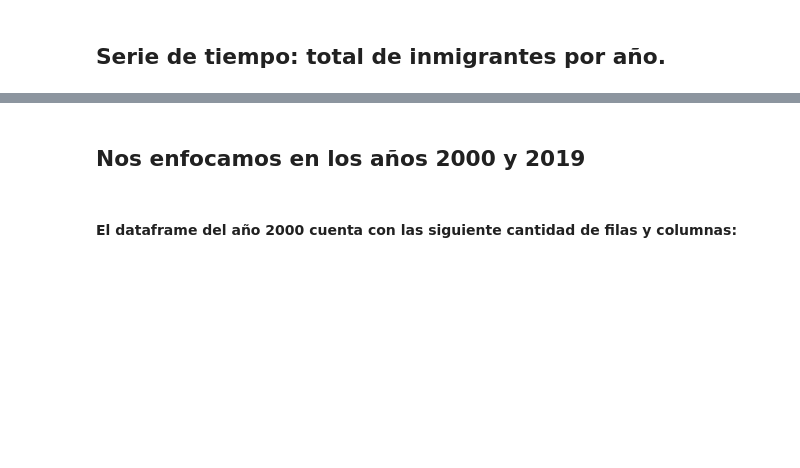
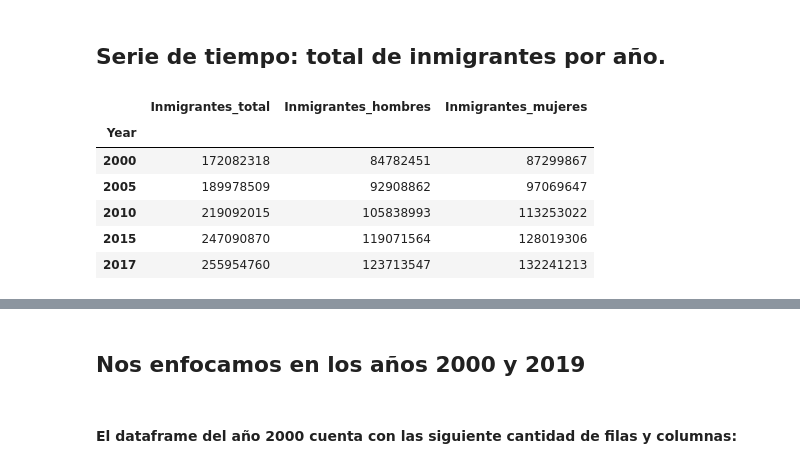
Before and after one commit to ispc-programador2022/TSSSM5, a Jupyter notebook: Scraping/Informe.ipynb, the cells around one changed output, grey strips where cells are left out. Drawn from its saved outputs; the diff is of its cells as text; code cells hidden in the pictures; blank space fills up the shorter version.

```diff
--- a/Scraping/Informe.ipynb
+++ b/Scraping/Informe.ipynb
@@ -118,3 +121,13 @@ cant_year = df_complete.groupby(["Year"]).sum('Inmigrantes_total')
+# %%
+cant_year.head()
+# %% [output]
+|  | Inmigrantes_total | Inmigrantes_hombres | Inmigrantes_mujeres |
+| Year |  |  |  |
+| 2000 | 172082318 | 84782451 | 87299867 |
+| 2005 | 189978509 | 92908862 | 97069647 |
+| 2010 | 219092015 | 105838993 | 113253022 |
+| 2015 | 247090870 | 119071564 | 128019306 |
+| 2017 | 255954760 | 123713547 | 132241213 |
 # %%
 year_index = cant_year.index
 
```
Also changed, not shown: parts of 12 cells of this notebook.
